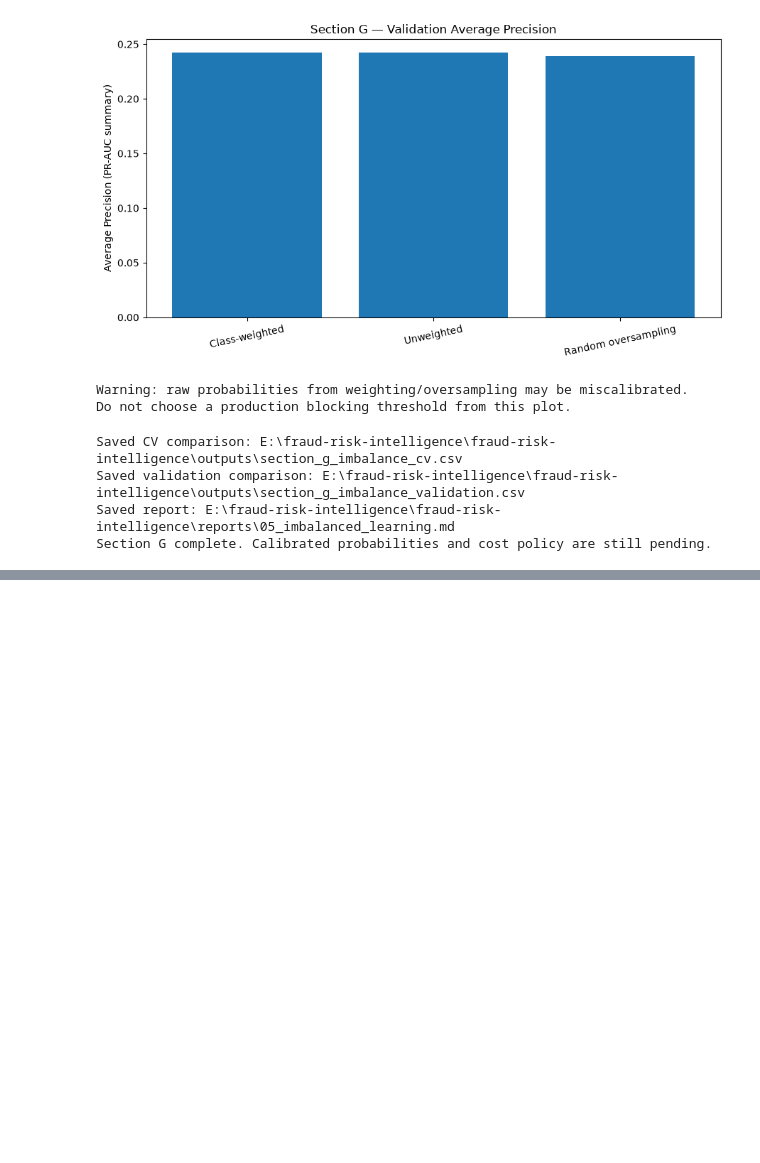
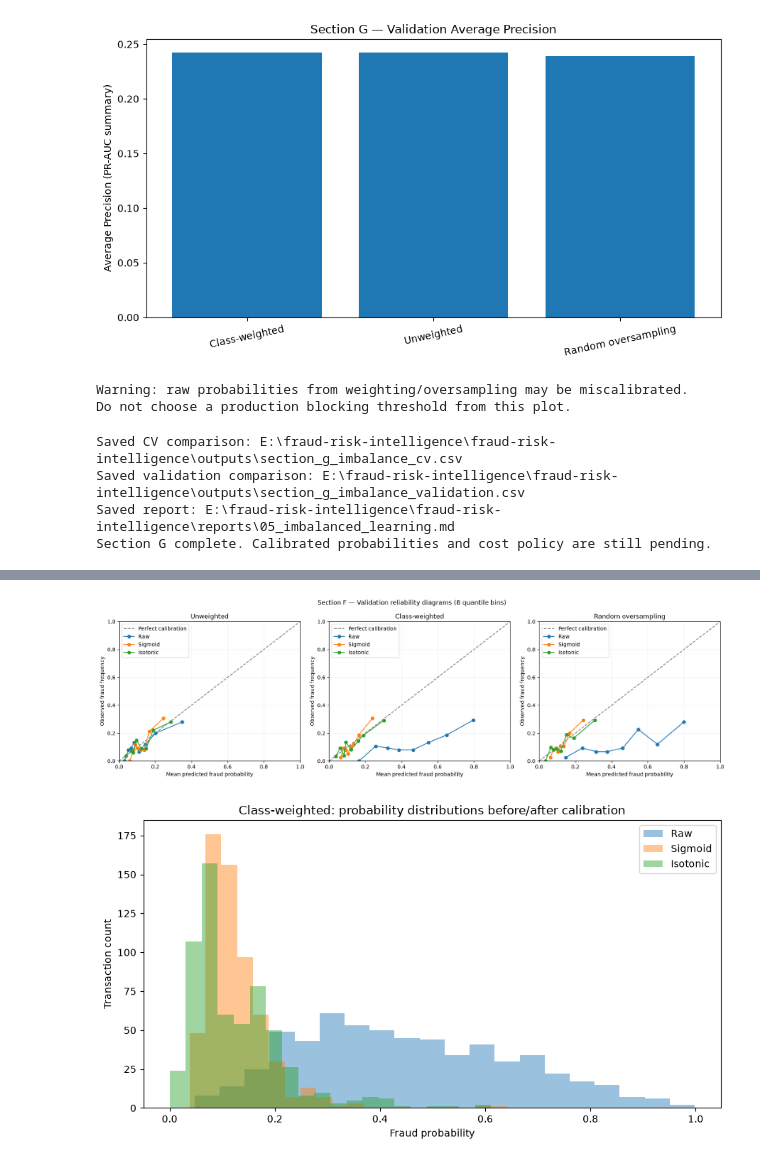
Before and after one commit to sasa312002/fraud-risk-intelligence, a Jupyter notebook: notebooks/01_fraud_risk_analysis.ipynb, the cells around one changed output, grey strips where cells are left out. Drawn from its saved outputs; the diff is of its cells as text; code cells hidden in the pictures; blank space fills up the shorter version.

```diff
--- a/notebooks/01_fraud_risk_analysis.ipynb
+++ b/notebooks/01_fraud_risk_analysis.ipynb
@@ -4456,0 +4545,36 @@ Section G complete. Calibrated probabilities and cost policy are still pending.
+# %%
+# ============================================================
+# Cell 47 — Reliability diagrams and score-distribution diagnostic
+# ============================================================
+fig, axes = plt.subplots(1, 3, figsize=(17, 5))
+for ax, strategy_name in zip(axes, strategies_g):
+    ax.plot([0, 1], [0, 1], linestyle="--", color="gray", label="Perfect calibration")
+    for method in ("raw", "sigmoid", "isotonic"):
+        model = section_f_fitted[(strategy_name, method)]
+        p = model.predict_proba(X_val_f)[:, 1]
+        obs_rate, mean_pred = calibration_curve(y_val_f, p, n_bins=8, strategy="quantile")
+        ax.plot(mean_pred, obs_rate, marker="o", label=method.title())
+    ax.set_title(strategy_name)
+    ax.set_xlabel("Mean predicted fraud probability")
+    ax.set_ylabel("Observed fraud frequency")
+    ax.set_xlim(0, 1)
+    ax.set_ylim(0, 1)
+    ax.grid(alpha=.2)
+    ax.legend(loc="upper left")
+fig.suptitle("Section F — Validation reliability diagrams (8 quantile bins)")
+plt.tight_layout()
+plt.show()
+
+fig, ax = plt.subplots(figsize=(9, 5))
+for method in ("raw", "sigmoid", "isotonic"):
+    p = section_f_fitted[("Class-weighted", method)].predict_proba(X_val_f)[:, 1]
+    ax.hist(p, bins=20, alpha=.45, label=method.title())
+ax.set_title("Class-weighted: probability distributions before/after calibration")
+ax.set_xlabel("Fraud probability")
+ax.set_ylabel("Transaction count")
+ax.legend()
+plt.tight_layout()
+plt.show()
+# %% [output]
+[figure, added]
+[figure, added]
```
Also changed, not shown: parts of 4 cells of this notebook, 5 other files.
